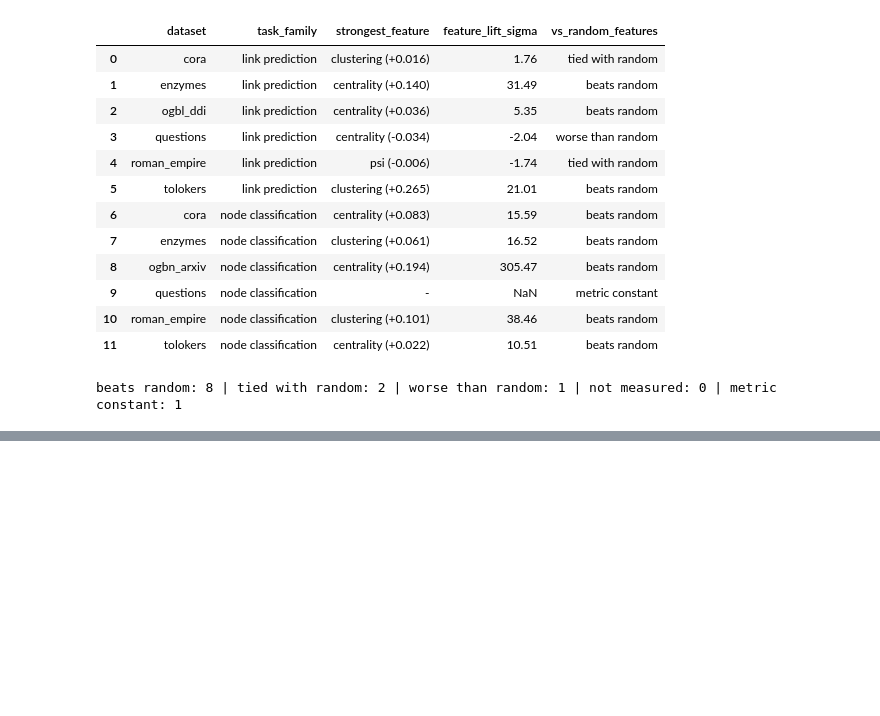
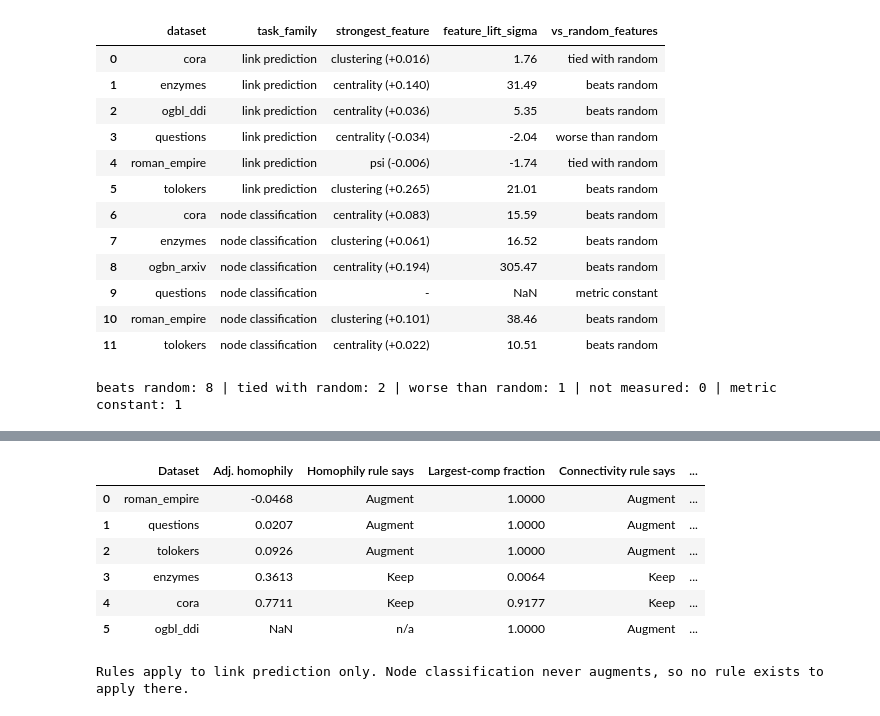
Before and after one commit to SafiUllahAdam/Structure-Aware-Graph-Augmentation-for-GNNs, a Jupyter notebook: notebooks/5-phase5_characterization.ipynb, the cells around one changed output, grey strips where cells are left out. Cells and saved outputs as stored; diff of their text form; code cells hidden in the pictures; blank space fills up the shorter version.

```diff
--- a/notebooks/5-phase5_characterization.ipynb
+++ b/notebooks/5-phase5_characterization.ipynb
@@ -328,0 +369,40 @@ for name, sub in cand.groupby("task_family"):                      # a family wi
+# %%
+"""8b - what each rule predicts per dataset, what actually happened, and whether the rule was right."""
+RULES = [("homophily_adjusted", "<", 0.227), ("largest_component_frac", ">", 0.9588)]
+WORDS = {"augment": "Augment", "keep original": "Keep", "tie": "Tie"}
+
+# One rule on one dataset -> its prediction, or n/a when the property needs labels the graph does not have.
+def predicts(v, op, t):
+    """Augment / Keep for one threshold rule; n/a when the value is missing."""
+    return "n/a" if v != v else ("Augment" if (v < t if op == "<" else v > t) else "Keep")
+
+# How far the gap sits beyond the pooled 3-seed noise, said in words instead of sigma.
+def confidence(s):
+    """within noise / clear / strong / very strong."""
+    return "within noise" if abs(s) < 1 else ("clear" if abs(s) < 3 else ("strong" if abs(s) < 5 else "very strong"))
+
+rows = []
+for r in gap[(gap["task_family"] == "link prediction") & gap["usable"]].merge(props, on="dataset").itertuples():
+    said = [predicts(getattr(r, c), op, t) for c, op, t in RULES]
+    real, live = WORDS[r.verdict], [s for s in said if s != "n/a"]
+    if len(set(live)) > 1:
+        note = "rules DISAGREE -> the case worth testing"
+    else:
+        note = ("correct" if live[0] == real else "WRONG") + (" (connectivity only)" if len(live) == 1 else " (both rules)")
+    rows.append({"Dataset": r.dataset,
+                 "Adj. homophily": r.homophily_adjusted, "Homophily rule says": said[0],
+                 "Largest-comp fraction": r.largest_component_frac, "Connectivity rule says": said[1],
+                 "Observed gap": f"{100 * r.gap_rel:+.1f}%", "Confidence": confidence(r.gap_sigma),
+                 "Actual verdict": real, "Interpretation": note})
+
+display(pd.DataFrame(rows).sort_values("Adj. homophily").reset_index(drop=True).round(4))
+print("Rules apply to link prediction only. Node classification never augments, so no rule exists to apply there.")
+# %% [output]
+|  | Dataset | Adj. homophily | Homophily rule says | Largest-comp fraction | Connectivity rule says | ... |
+| 0 | roman_empire | -0.0468 | Augment | 1.0000 | Augment | ... |
+| 1 | questions | 0.0207 | Augment | 1.0000 | Augment | ... |
+| 2 | tolokers | 0.0926 | Augment | 1.0000 | Augment | ... |
+| 3 | enzymes | 0.3613 | Keep | 0.0064 | Keep | ... |
+| 4 | cora | 0.7711 | Keep | 0.9177 | Keep | ... |
+| 5 | ogbl_ddi | NaN | n/a | 1.0000 | Augment | ... |
+Rules apply to link prediction only. Node classification never augments, so no rule exists to apply there.
```
Also changed, not shown: parts of 5 cells of this notebook, 6 other files.
